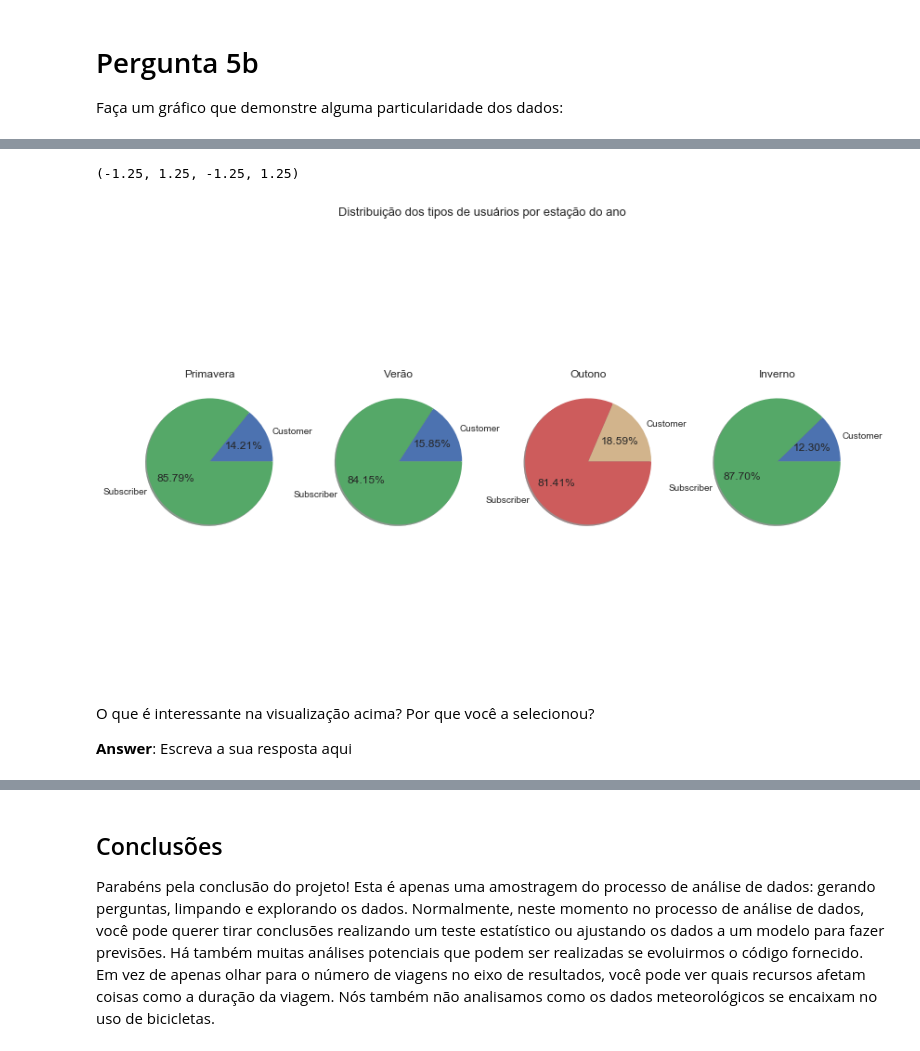
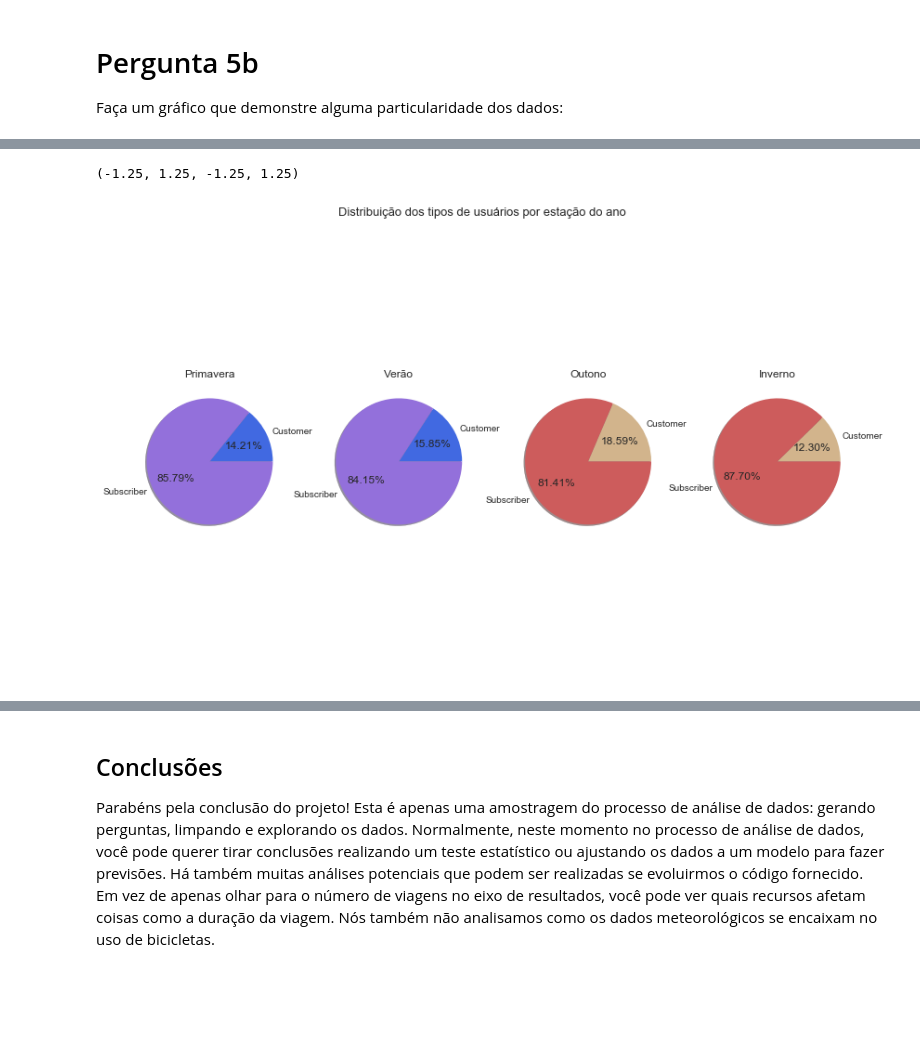
Before and after one commit to resilva87/udacity-datascience-I, a Jupyter notebook: Analise_Bay_Area_Bike_Share-NDFDSI.ipynb, the cells around one changed output, grey strips where cells are left out. Drawn from its saved outputs; the diff is of its cells as text; code cells hidden in the pictures; blank space fills up the shorter version.

```diff
--- a/Analise_Bay_Area_Bike_Share-NDFDSI.ipynb
+++ b/Analise_Bay_Area_Bike_Share-NDFDSI.ipynb
@@ -562,37 +563,39 @@ Faça um gráfico que demonstre alguma particularidade dos dados:
 # %%
+# Configuração padrão para cada piechart na imagem
 plot_configs = {'kind': 'pie',
                 'autopct':'%.2f%%',
                 'shadow': True,
                 'subplots': True,
                 'legend': False
                }
+# Cores padrão de cada piechart
+default_colors = ['royalblue', 'mediumpurple']
 
+# Função auxiliar para plotar cada piechart na mesma imagem
 def add_plot_in_row(df, fig, title, pos, colors=None):
     plt.axis('off')
     ax = fig.add_subplot(pos, aspect='equal')
     ax.set_title(title)
     ax.grid(False)
-    plot_configs.pop('colors', None)
+    plot_configs['colors'] = default_colors
     if colors is not None:
         plot_configs['colors'] = colors
     df.plot(**plot_configs, ax=ax)
 
+# Separa os dataframes por estação do ano
 spring_df = trip_data.query('season == "Primavera"').groupby('subscription_type').size()
 summer_df = trip_data.query('season == "Verão"').groupby('subscription_type').size()
 fall_df = trip_data.query('season == "Outono"').groupby('subscription_type').size()
 winter_df = trip_data.query('season == "Inverno"').groupby('subscription_type').size()
 
+# Plota cada piechart na mesma imagem, de forma sequencial
 fig = plt.figure(figsize=(14,8))
 plt.suptitle('Distribuição dos tipos de usuários por estação do ano', fontsize=13)
 add_plot_in_row(spring_df, fig, 'Primavera', 141)
 add_plot_in_row(summer_df, fig, 'Verão', 142)
 add_plot_in_row(fall_df, fig, 'Outono', 143, ['tan', 'indianred'])
-add_plot_in_row(winter_df, fig, 'Inverno', 144)
+add_plot_in_row(winter_df, fig, 'Inverno', 144, ['tan', 'indianred'])
 plt.axis('off')
 # %% [output]
 (-1.25, 1.25, -1.25, 1.25)
-[figure, old version]
+[figure, new version]
-# %% [markdown]
-O que é interessante na visualização acima? Por que você a selecionou?
-
-**Answer**: Escreva a sua resposta aqui
```
Also changed, not shown: parts of 17 cells of this notebook.
